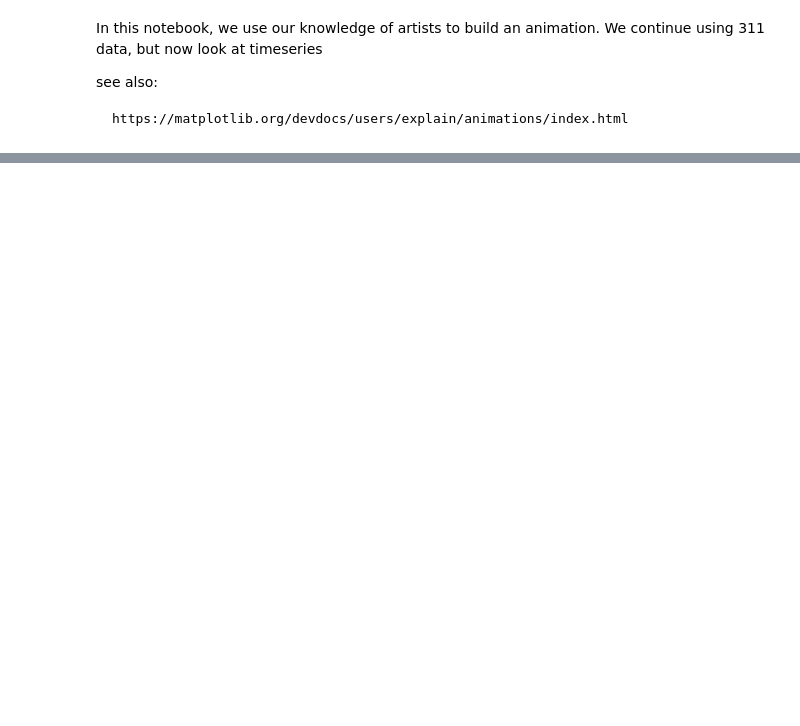
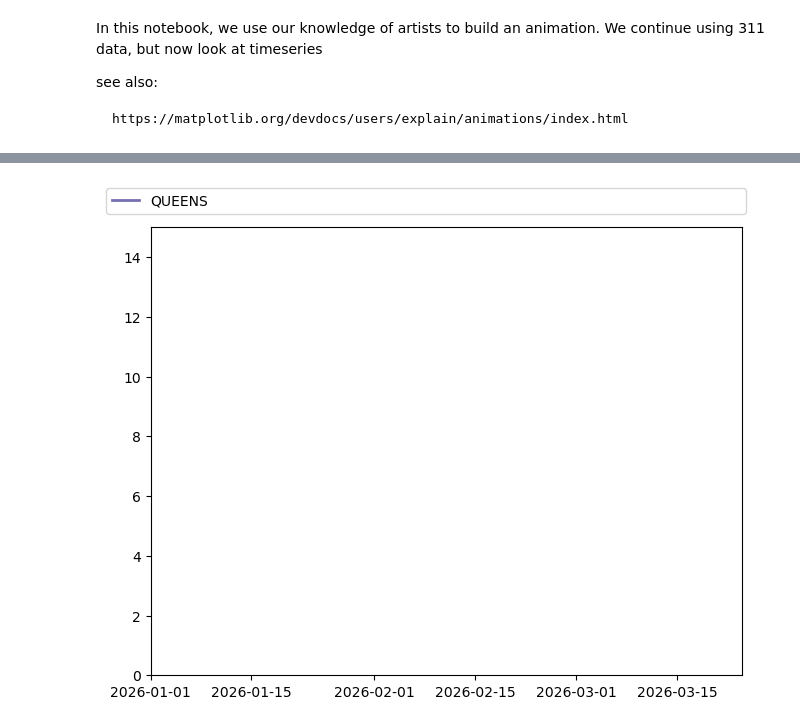
Before and after one commit to story645/odwny2026, a Jupyter notebook: content/n2_animation.ipynb, the cells around one changed output, grey strips where cells are left out. Drawn from its saved outputs; the diff is of its cells as text; code cells hidden in the pictures; blank space fills up the shorter version.

Commit message:
working animation!

```diff
--- a/content/n2_animation.ipynb
+++ b/content/n2_animation.ipynb
@@ -64,29 +78,35 @@ for b in boroughs:
 # %%
 def get_days(date, borough, problem):
-    return geo311_top5[(geo311_top5['Created Date'].dt.date <= date) & geo311_top5['Borough'].str.match(borough) & geo311_top5['Problem Detail (formerly Descriptor)'].str.match(problem)]['Unique Key'].count()
-
+    subset = geo311_top5[(geo311_top5['Created Date'].dt.date<=date) & geo311_top5['Borough'].str.match(borough) & geo311_top5['Problem Detail (formerly Descriptor)'].str.match(problem)]
+    sdf = subset.groupby(pd.Grouper(key="Created Date", freq="D"))['Unique Key'].count()
+    return sdf
 
 g = geo311_top5_complaints[0]
-fig, axd = plt.subplot_mosaic([[g]], layout='compressed')
 
+fig, ax = plt.subplots(layout='compressed')
 boroughs = geo311_top5['Borough'].unique()
 
 dates = geo311_top5['Created Date'].dt.date.sort_values().unique()
 
-lines = dict()
+b = "QUEENS"
+lines,  = ax.plot([], [], label = b, color = cdict[b], ls='-', lw='2')
 
-for b in boroughs:
-    lines[b],  = axd[g].plot([], [], label = b, color = cdict[b], ls='-', lw='2')
+ax.set(xlim=(dates.min(), dates.max()), ylim = (0, 15))
+handles, labels = ax.get_legend_handles_labels()
+fig.legend(handles, labels, bbox_to_anchor=(0., 1.02, 1., .102), loc='lower left', ncols=3, mode="expand", borderaxespad=0.)
+
+def animate(date):
+    sdf = get_days(date, b, g)
+    if np.isscalar(sdf):
+        lines.set_data([date], [sdf])
+    else:
+        lines.set_data(sdf.index, sdf.values)
+    return lines,
 
 
-def update(i):
-    date = dates[i]
-    sdf = get_days(date, b, g)
-    if np.isscalar(sdf):
-        lines[b].set_data([date], [sdf])
-    else:
-        lines[b].set_data(sdf.index, sdf.values)
-    return [lines[b] for b in boroughs]
+#animate(date[40))
 
-ani = animation.FuncAnimation(fig, update, frames = len(dates), interval=300, blit=True)
+ani = animation.FuncAnimation(fig, animate, frames = dates, interval=100, blit=True)
+# %% [output]
+[figure, added]
 # %%
```
Also changed, not shown: parts of 5 cells of this notebook, 1 other file.
